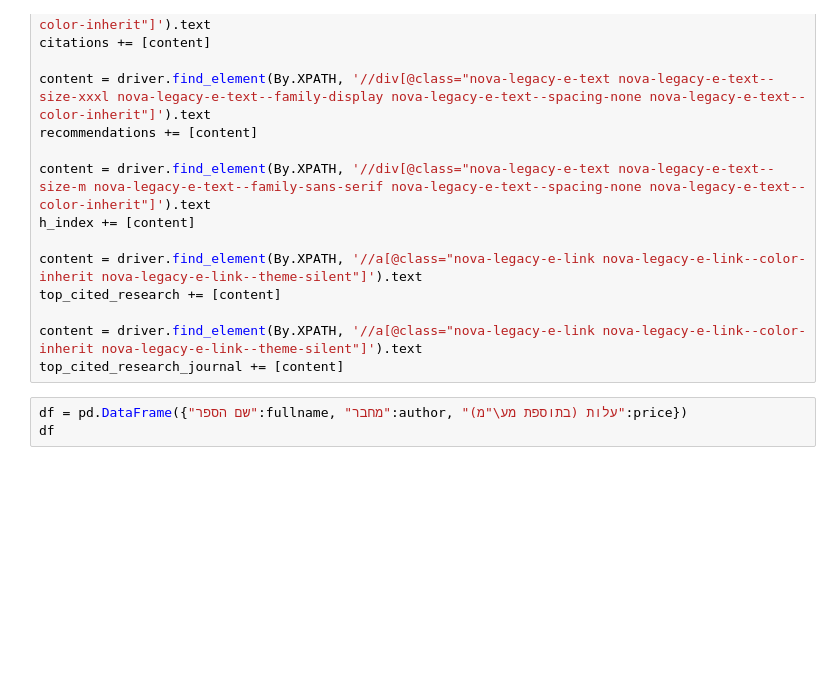
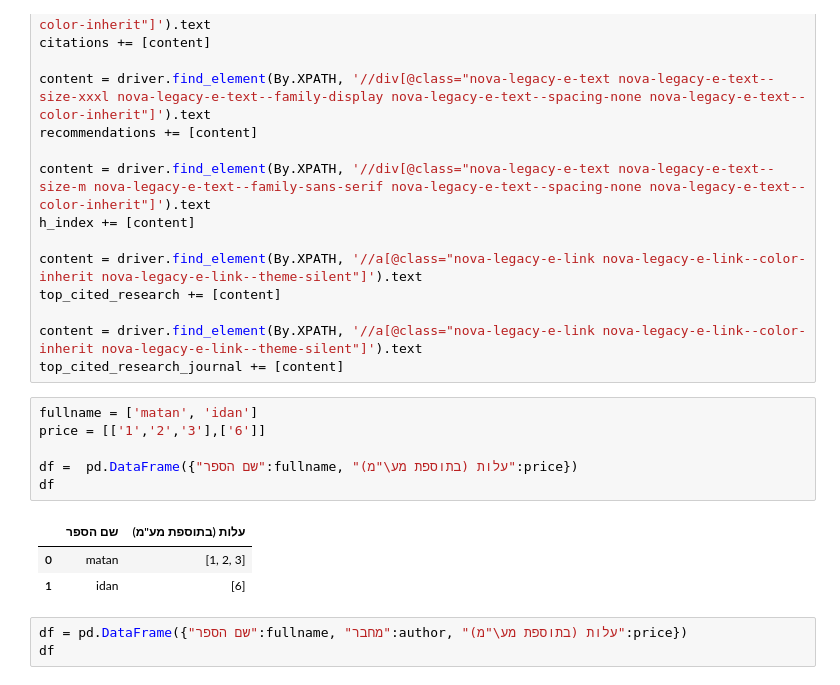
Before and after one commit to diamond-productions/h-index-prediction, a Jupyter notebook: h-indexing.ipynb, the cells around one changed output. Cells and saved outputs as stored; diff of their text form; blank space fills up the shorter version.

```diff
--- a/h-indexing.ipynb
+++ b/h-indexing.ipynb
@@ -133,6 +136,16 @@ top_cited_research += [content]
 
 content = driver.find_element(By.XPATH, '//a[@class="nova-legacy-e-link nova-legacy-e-link--color-inherit nova-legacy-e-link--theme-silent"]').text
 top_cited_research_journal += [content]
+# %%
+fullname = ['matan', 'idan']
+price = [['1','2','3'],['6']]
+
+df =  pd.DataFrame({"שם הספר":fullname, "עלות (בתוספת מע\"מ)":price})
+df
+# %% [output]
+|  | שם הספר | עלות (בתוספת מע"מ) |
+| 0 | matan | [1, 2, 3] |
+| 1 | idan | [6] |
 # %%
 df = pd.DataFrame({"שם הספר":fullname, "מחבר":author, "עלות (בתוספת מע\"מ)":price})
 df
```
Also changed, not shown: parts of 3 cells of this notebook.
